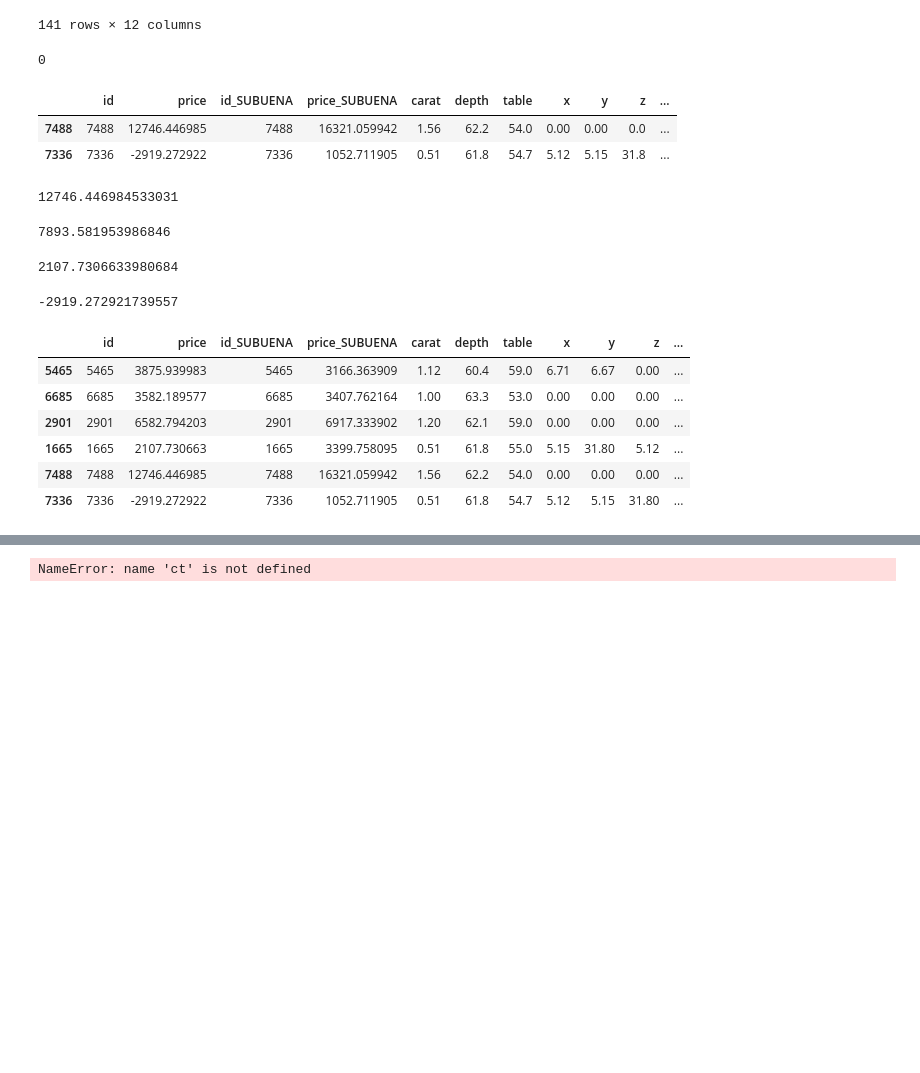
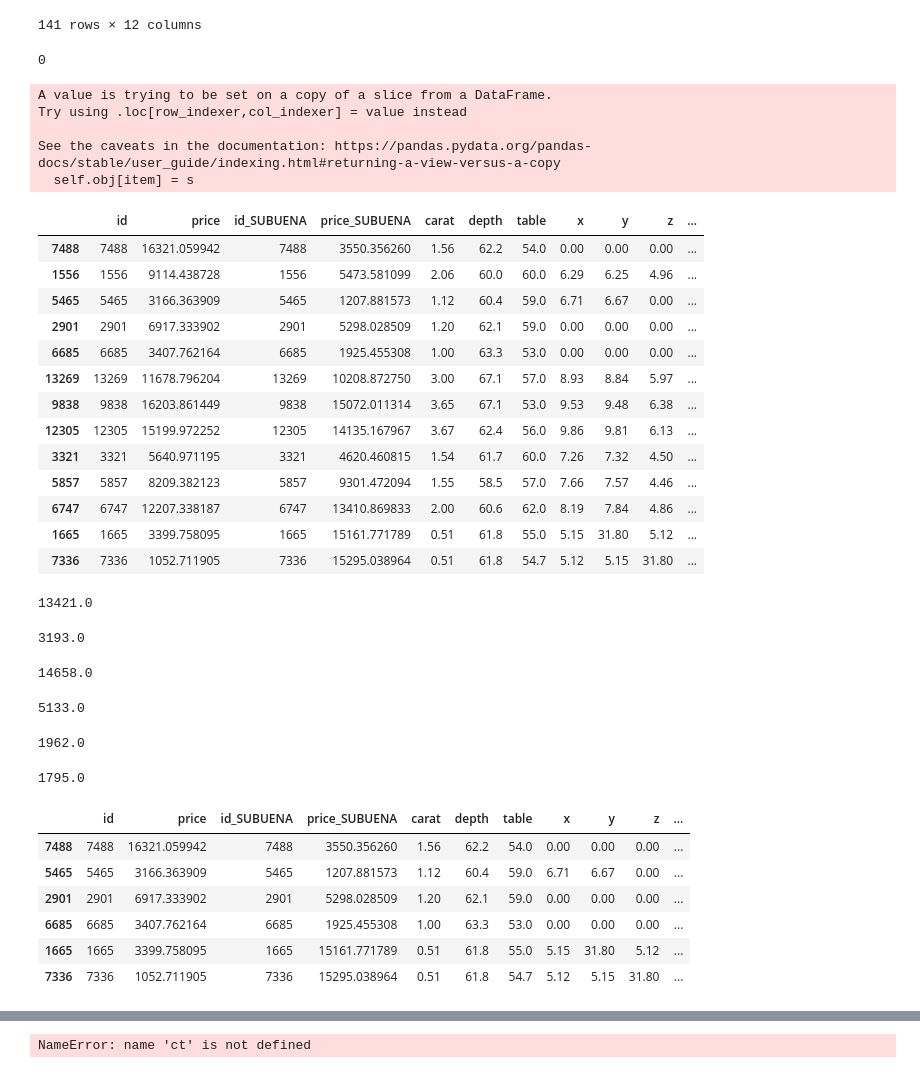
Before and after one commit to carpiero/Kaggle_Competition_Machine_Learning, a Jupyter notebook: notebooks/NotebookML002.ipynb, the cells around one changed output, grey strips where cells are left out. Saved outputs shown, nothing was run; the diff lists cells and outputs as text; code cells hidden in the pictures; blank space fills up the shorter version.

```diff
--- a/notebooks/NotebookML002.ipynb
+++ b/notebooks/NotebookML002.ipynb
@@ -128,7 +128,7 @@ dfd=dfd.drop(columns=['marketing_carat_int', 'cut_int','color_int', 'clarity_int
 
 
 df=df.drop(columns=['cut','color', 'clarity','marketing_carat','cut_color_clarity_score','marketing_carat_int',
-                    'raw_density',])
+                    'raw_density'])
 
 
 #RandomForestRegressor        536.8794322366753
@@ -199,7 +199,7 @@ data=data.loc[~filter_xyz ]
 df_predict=df_final.loc[df['df_original']==0]
 
 ####################################################################
-thres=1.50
+thres=1.54
 
 df_predict2=df_predict.loc[df_predict['carat']<thres]
 data2=data.loc[data['carat']<thres]
@@ -816,7 +846,7 @@ submission3 = pd.DataFrame({'id': df_predict3['id'], 'price': predictions_compet
 submission=pd.concat([submission2,submission3], axis=0).sort_values(by=['id'])
 submission['id'] = submission['id'].astype('int64')
 
-submission.to_csv(f'/home/carpiero/IRONHACK/kaggle/conhighycaratsqr__{thres}___{total}.csv', index=False)
+submission.to_csv(f'/home/carpiero/IRONHACK/kaggle/conhighycaratsqr_xyz_{thres}___{total}.csv', index=False)
 
 ###########################################################
 
@@ -846,57 +876,85 @@ submission.to_csv(f'/home/carpiero/IRONHACK/kaggle/conhighycaratsqr__{thres}___{
 
 #13485
 
-
-SUBUENA=pd.read_csv('/home/carpiero/IRONHACK/kaggle/Metidas/conhighycaratsqr__1.54___508.80321436594215.csv')
+SUBUENA=pd.read_csv('/home/carpiero/IRONHACK/kaggle/Metidas/sin_nada_511.74401715731085.csv')
+# SUBUENA=pd.read_csv('/home/carpiero/IRONHACK/kaggle/Metidas/conhighycaratsqr__1.54___508.80321436594215.csv')
 submission_dif=pd.concat([submission,SUBUENA,X_predict], axis=1)
 
 submission_dif.columns = ['id', 'price', 'id_SUBUENA', 'price_SUBUENA', 'carat', 'depth', 'table', 'x', 'y', 'z',
        'cut_int', 'color_int', 'clarity_int','carat_sqr','high']
 
 submission_dif['Diff_id']=submission_dif['id']-submission_dif['id_SUBUENA']
 submission_dif['Diff']=submission_dif['price']-submission_dif['price_SUBUENA']
 
 #########################################
 
 
 # submission_dif['price'] = np.where((submission_dif['x']>25)|(submission_dif['y']>25) |(submission_dif['z']>25)
 #                                    ,submission_dif['price']+10.000,submission_dif['price'])
 
-# submission=submission_dif[['id','price']]
+submission=submission_dif[['id','price']]
 
-# submission.loc[7488,'price'] = 6000
-# submission.loc[1556,'price'] = 8000
-# submission.loc[1665,'price'] = 14500
-# submission.loc[7336,'price'] = 14000
+# submission.loc[7488,'price'] = 13421
+# submission.loc[5465,'price'] = 3193
+# submission.loc[2901,'price'] = 14658
+# submission.loc[6685,'price'] = 5133
+# submission.loc[1665,'price'] = 1962
+# submission.loc[7336,'price'] = 1795
 
-# submission.to_csv(f'/home/carpiero/IRONHACK/kaggle/SINNADAyaumentandoamano_{thres}_{total}.csv', index=False)
+
+# submission.to_csv(f'/home/carpiero/IRONHACK/kaggle/highycaratsqr_amano_{thres}_{total}.csv', index=False)
 
 ####################################
 
 print(submission_dif['Diff_id'].sum())
 
-display(submission_dif.loc[(submission_dif['Diff']<-2000)|(submission_dif['Diff']>=2000) ].sort_values(by=['Diff'], ascending=False))
+display(submission_dif.loc[(submission_dif['Diff']<-1000)|(submission_dif['Diff']>=1000) ].sort_values(by=['Diff'], ascending=False))
 
 display(submission.loc[7488,'price'])
-display(submission.loc[1556,'price'])
+display(submission.loc[5465,'price'])
+display(submission.loc[2901,'price'])
+display(submission.loc[6685,'price'])
 display(submission.loc[1665,'price'])
 display(submission.loc[7336,'price'])
+
+display(submission_dif.loc[[7488,5465,2901,6685,1665,7336],])
+
+
+
 # submission_dif.loc[(submission_dif['price_sub']<-320) ].sort_values(by=['Diff'], ascending=False)
 
 submission_dif.loc[(submission_dif['x']<0.01)|(submission_dif['y']<0.01) |(submission_dif['z']<0.01)|(submission_dif['x']>25)|(submission_dif['y']>25) |(submission_dif['z']>25)].sort_values(by=['Diff'], ascending=False)
 # %% [output]
 0
+A value is trying to be set on a copy of a slice from a DataFrame.
+Try using .loc[row_indexer,col_indexer] = value instead
+
+See the caveats in the documentation: https://pandas.pydata.org/pandas-docs/stable/user_guide/indexing.html#returning-a-view-versus-a-copy
+  self.obj[item] = s
 |  | id | price | id_SUBUENA | price_SUBUENA | carat | depth | table | x | y | z | ... |
-| 7488 | 7488 | 12746.446985 | 7488 | 16321.059942 | 1.56 | 62.2 | 54.0 | 0.00 | 0.00 | 0.0 | ... |
-| 7336 | 7336 | -2919.272922 | 7336 | 1052.711905 | 0.51 | 61.8 | 54.7 | 5.12 | 5.15 | 31.8 | ... |
+| 7488 | 7488 | 16321.059942 | 7488 | 3550.356260 | 1.56 | 62.2 | 54.0 | 0.00 | 0.00 | 0.00 | ... |
+| 1556 | 1556 | 9114.438728 | 1556 | 5473.581099 | 2.06 | 60.0 | 60.0 | 6.29 | 6.25 | 4.96 | ... |
+| 5465 | 5465 | 3166.363909 | 5465 | 1207.881573 | 1.12 | 60.4 | 59.0 | 6.71 | 6.67 | 0.00 | ... |
+| 2901 | 2901 | 6917.333902 | 2901 | 5298.028509 | 1.20 | 62.1 | 59.0 | 0.00 | 0.00 | 0.00 | ... |
+| 6685 | 6685 | 3407.762164 | 6685 | 1925.455308 | 1.00 | 63.3 | 53.0 | 0.00 | 0.00 | 0.00 | ... |
+| 13269 | 13269 | 11678.796204 | 13269 | 10208.872750 | 3.00 | 67.1 | 57.0 | 8.93 | 8.84 | 5.97 | ... |
+| 9838 | 9838 | 16203.861449 | 9838 | 15072.011314 | 3.65 | 67.1 | 53.0 | 9.53 | 9.48 | 6.38 | ... |
+| 12305 | 12305 | 15199.972252 | 12305 | 14135.167967 | 3.67 | 62.4 | 56.0 | 9.86 | 9.81 | 6.13 | ... |
+| 3321 | 3321 | 5640.971195 | 3321 | 4620.460815 | 1.54 | 61.7 | 60.0 | 7.26 | 7.32 | 4.50 | ... |
+| 5857 | 5857 | 8209.382123 | 5857 | 9301.472094 | 1.55 | 58.5 | 57.0 | 7.66 | 7.57 | 4.46 | ... |
+| 6747 | 6747 | 12207.338187 | 6747 | 13410.869833 | 2.00 | 60.6 | 62.0 | 8.19 | 7.84 | 4.86 | ... |
+| 1665 | 1665 | 3399.758095 | 1665 | 15161.771789 | 0.51 | 61.8 | 55.0 | 5.15 | 31.80 | 5.12 | ... |
+| 7336 | 7336 | 1052.711905 | 7336 | 15295.038964 | 0.51 | 61.8 | 54.7 | 5.12 | 5.15 | 31.80 | ... |
-12746.446984533031
-7893.581953986846
+13421.0
-2107.7306633980684
+3193.0
--2919.272921739557
+14658.0
+5133.0
+1962.0
+1795.0
 |  | id | price | id_SUBUENA | price_SUBUENA | carat | depth | table | x | y | z | ... |
-| 5465 | 5465 | 3875.939983 | 5465 | 3166.363909 | 1.12 | 60.4 | 59.0 | 6.71 | 6.67 | 0.00 | ... |
-| 6685 | 6685 | 3582.189577 | 6685 | 3407.762164 | 1.00 | 63.3 | 53.0 | 0.00 | 0.00 | 0.00 | ... |
-| 2901 | 2901 | 6582.794203 | 2901 | 6917.333902 | 1.20 | 62.1 | 59.0 | 0.00 | 0.00 | 0.00 | ... |
-| 1665 | 1665 | 2107.730663 | 1665 | 3399.758095 | 0.51 | 61.8 | 55.0 | 5.15 | 31.80 | 5.12 | ... |
-| 7488 | 7488 | 12746.446985 | 7488 | 16321.059942 | 1.56 | 62.2 | 54.0 | 0.00 | 0.00 | 0.00 | ... |
-| 7336 | 7336 | -2919.272922 | 7336 | 1052.711905 | 0.51 | 61.8 | 54.7 | 5.12 | 5.15 | 31.80 | ... |
+| 7488 | 7488 | 16321.059942 | 7488 | 3550.356260 | 1.56 | 62.2 | 54.0 | 0.00 | 0.00 | 0.00 | ... |
+| 5465 | 5465 | 3166.363909 | 5465 | 1207.881573 | 1.12 | 60.4 | 59.0 | 6.71 | 6.67 | 0.00 | ... |
+| 2901 | 2901 | 6917.333902 | 2901 | 5298.028509 | 1.20 | 62.1 | 59.0 | 0.00 | 0.00 | 0.00 | ... |
+| 6685 | 6685 | 3407.762164 | 6685 | 1925.455308 | 1.00 | 63.3 | 53.0 | 0.00 | 0.00 | 0.00 | ... |
+| 1665 | 1665 | 3399.758095 | 1665 | 15161.771789 | 0.51 | 61.8 | 55.0 | 5.15 | 31.80 | 5.12 | ... |
+| 7336 | 7336 | 1052.711905 | 7336 | 15295.038964 | 0.51 | 61.8 | 54.7 | 5.12 | 5.15 | 31.80 | ... |
```
Also changed, not shown: parts of 11 cells of this notebook, 7 other files.
